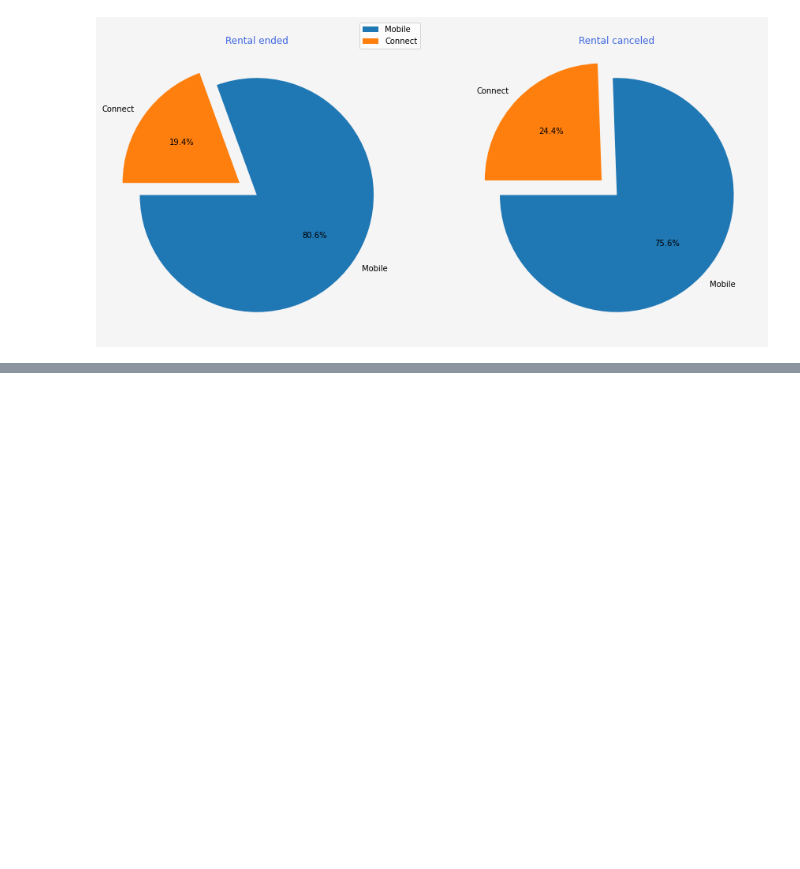
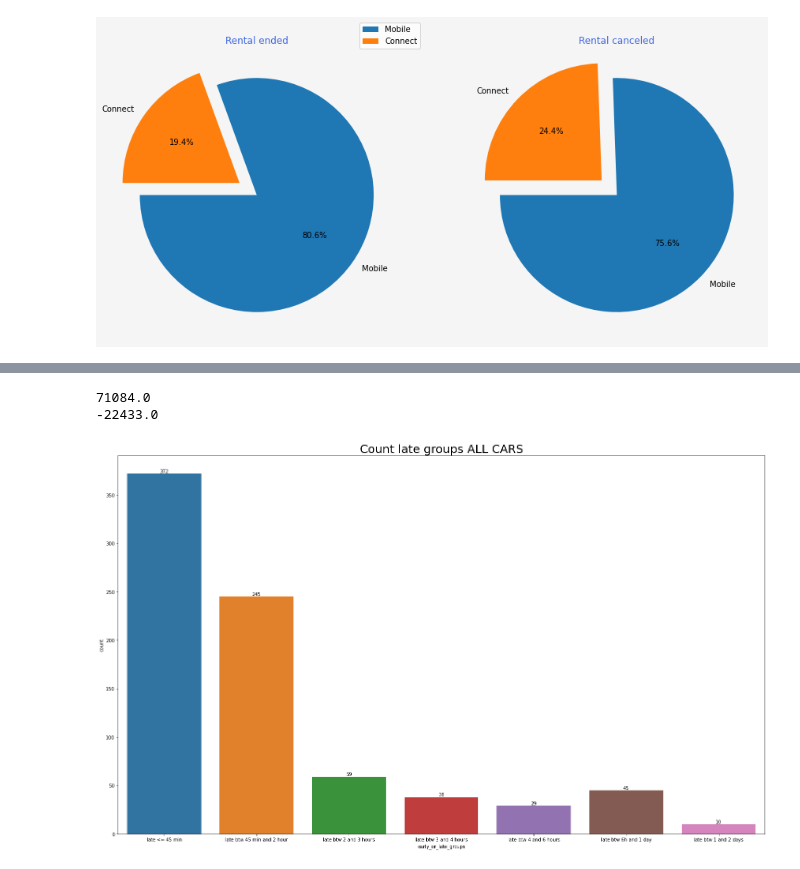
Before and after one commit to christophe-derache/certification35288_bloc5-Deployment-Getaround, a Jupyter notebook: 1 - data_analysis.ipynb, the cells around one changed output, grey strips where cells are left out. Drawn from its saved outputs; the diff is of its cells as text; code cells hidden in the pictures; blank space fills up the shorter version.

```diff
--- a/1 - data_analysis.ipynb
+++ b/1 - data_analysis.ipynb
@@ -465,0 +255,6 @@ Name: state, Length: 9782, dtype: int64
+# %%
+print(df_delay_analysis['delay_at_checkout_in_minutes'].max())
+print(df_delay_analysis['delay_at_checkout_in_minutes'].min())
+# %% [output]
+71084.0
+-22433.0
@@ -465,0 +303,27 @@ Name: state, Length: 9782, dtype: int64
+# %%
+df_delay_analysis_na_dropped['early_or_late_groups'] = list_to_add
+# %%
+plt.figure(figsize=(25,15))
+ax = sns.countplot(x='early_or_late_groups',
+                    data=df_delay_analysis_na_dropped,
+                    #palette=['#778cd8',"#59c758"],
+                    order=[
+                    'late <= 45 min',
+                    'late btw 45 min and 2 hour',
+                    'late btw 2 and 3 hours',
+                    'late btw 3 and 4 hours',
+                    'late btw 4 and 6 hours',
+                    'late btw 6h and 1 day','late btw 1 and 2 days'
+                    ]
+
+                    )
+for container in ax.containers:
+    ax.bar_label(container)
+plt.title('Count late groups ALL CARS',
+            #fontdict={'color':'#410d88'},
+            fontsize=25,
+            )
+
+plt.show()
+# %% [output]
+[figure, added]
```
Also changed, not shown: parts of 40 cells of this notebook, 1 other file.
